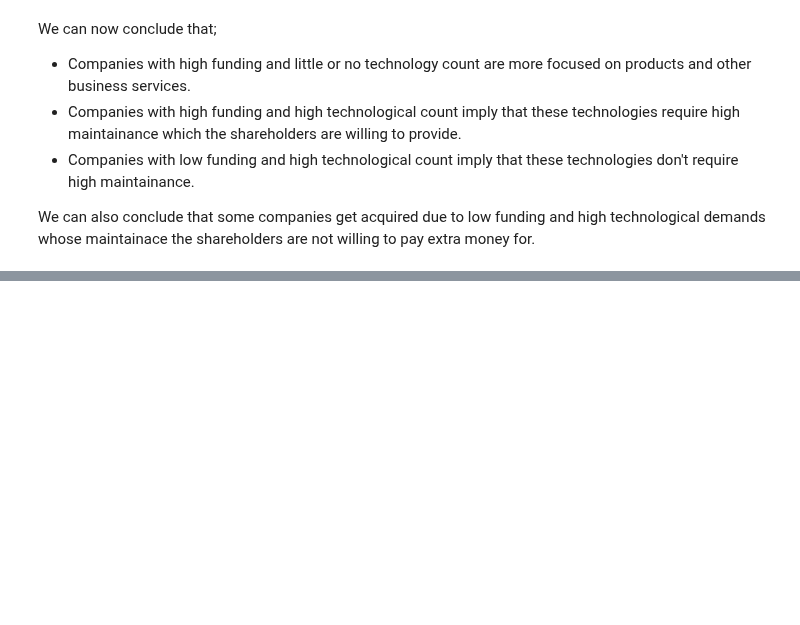
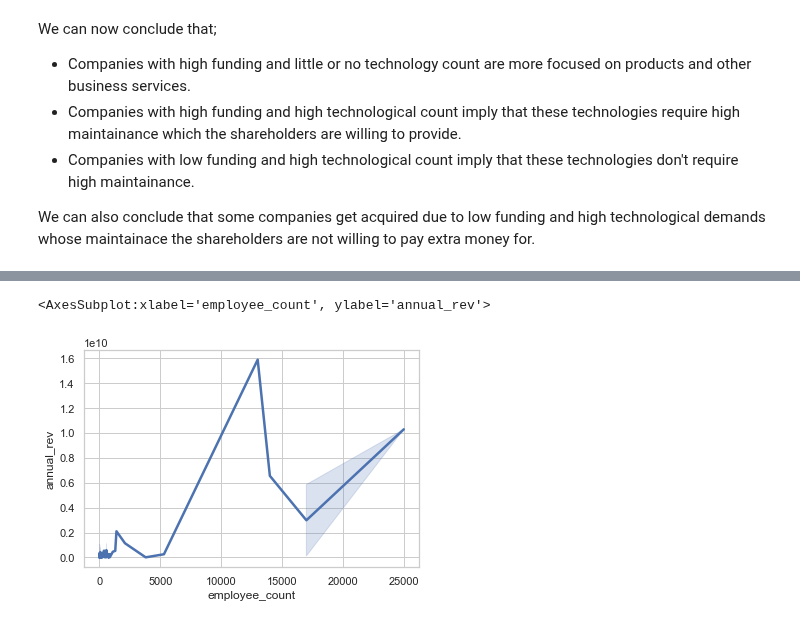
Before and after one commit to OdyAsh/StartupCompanies, a Jupyter notebook: Startup-Companies.ipynb, the cells around one changed output, grey strips where cells are left out. Saved outputs shown, nothing was run; the diff lists cells and outputs as text; code cells hidden in the pictures; blank space fills up the shorter version.

```diff
--- a/Startup-Companies.ipynb
+++ b/Startup-Companies.ipynb
@@ -3674,0 +3894,5 @@ We can now conclude that;
+# %%
+sns.lineplot(data=companiesCS_ann[companiesCS_ann['status'] == 'closed'], x="employee_count", y="annual_rev", palette="tab10", linewidth=2.5)
+# %% [output]
+<AxesSubplot:xlabel='employee_count', ylabel='annual_rev'>
+[figure, added]
```
Also changed, not shown: parts of 83 cells of this notebook, 2 other files.
